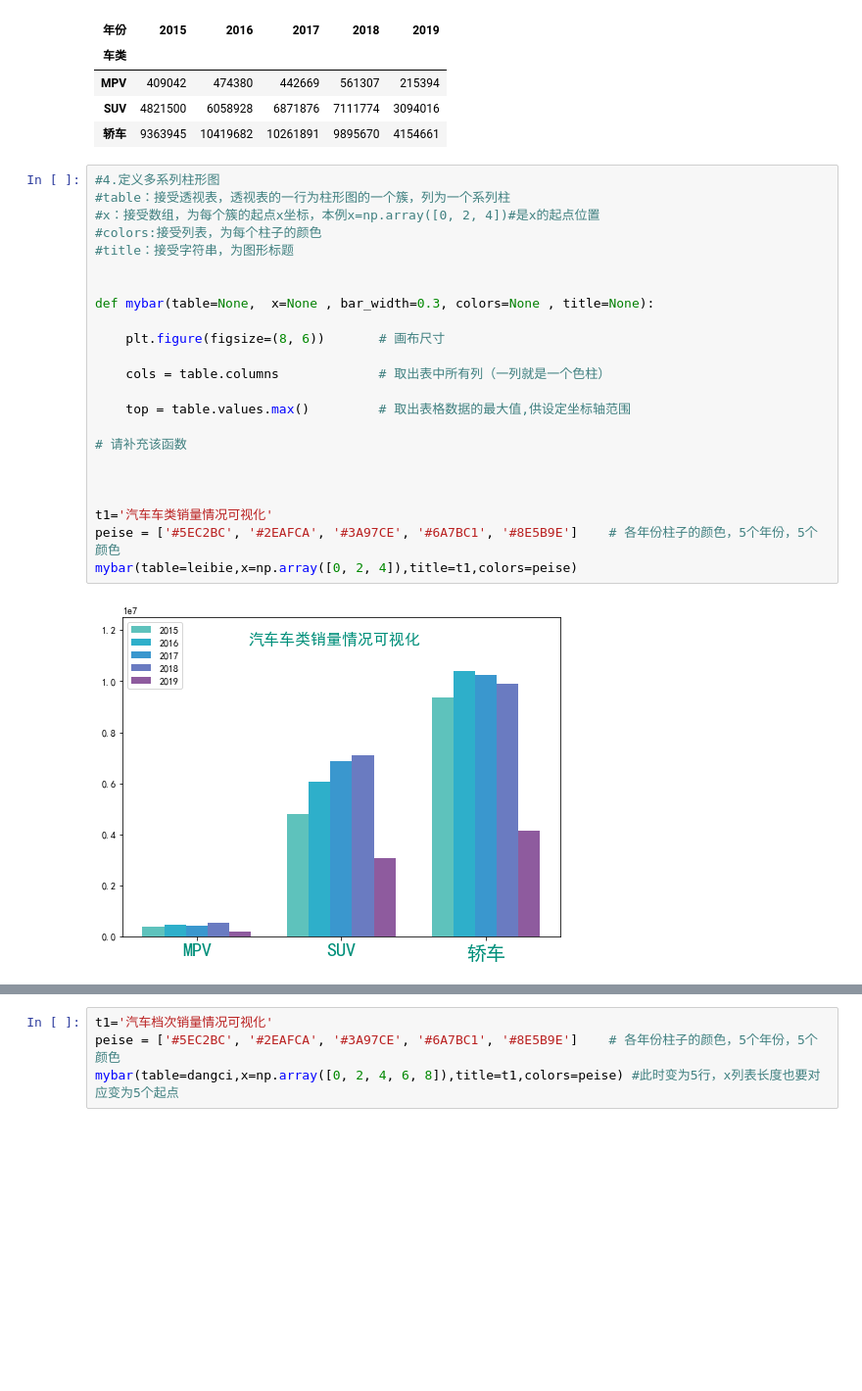
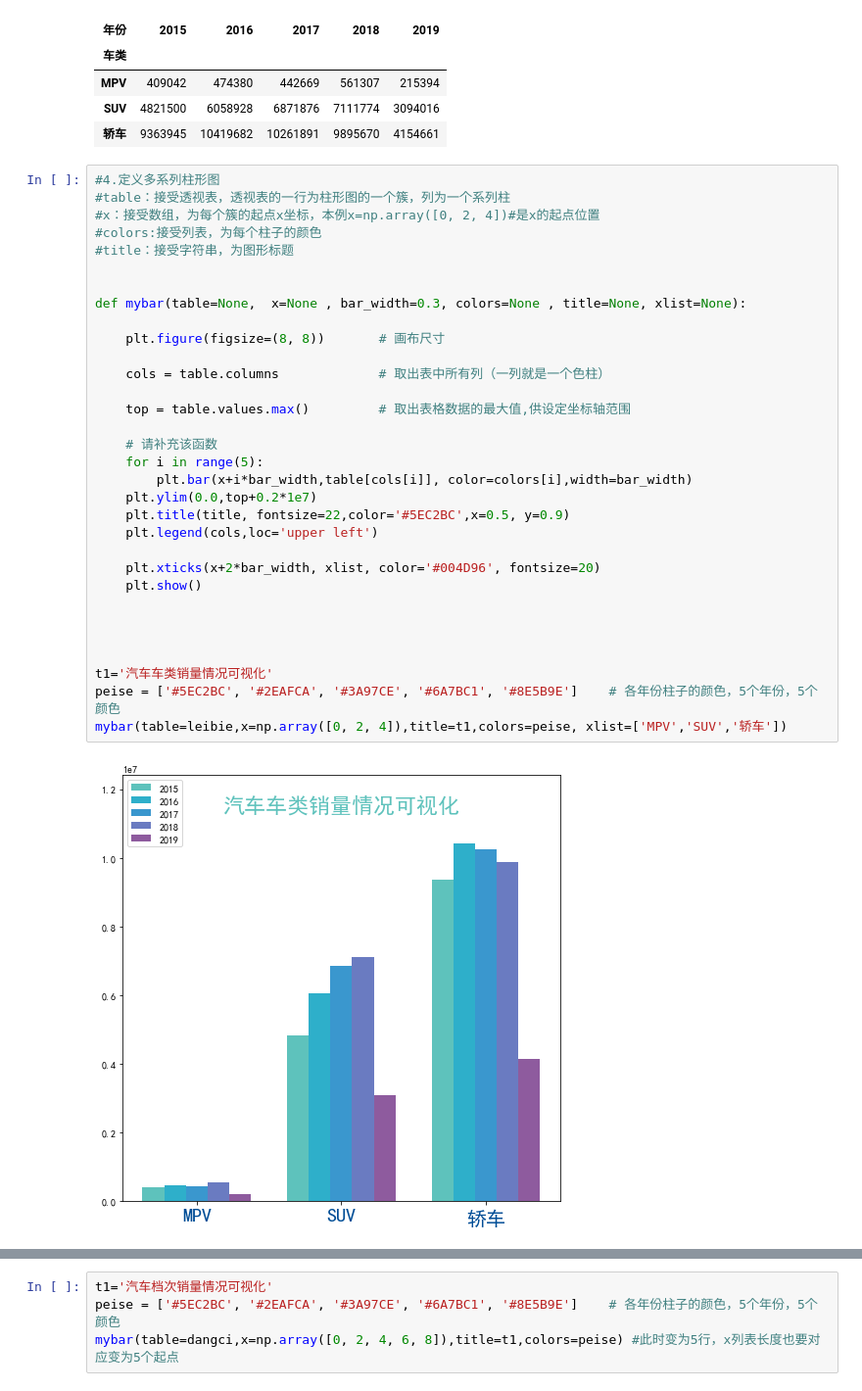
Before and after one commit to lmyljjljh/shujufenxi, a Jupyter notebook: 商务数据分析/【THL】2023.05.17 汽车销量数据分析-共享.ipynb, the cells around one changed output, grey strips where cells are left out. Shown: that part at 98% size. Cells and saved outputs as stored; diff of their text form; blank space fills up the shorter version.

```diff
--- a/商务数据分析/【THL】2023.05.17 汽车销量数据分析-共享.ipynb
+++ b/商务数据分析/【THL】2023.05.17 汽车销量数据分析-共享.ipynb
@@ -374,25 +335,34 @@ leibie
 # %%
 #4.定义多系列柱形图
 #table：接受透视表，透视表的一行为柱形图的一个簇，列为一个系列柱
 #x：接受数组，为每个簇的起点x坐标，本例x=np.array([0, 2, 4])#是x的起点位置
 #colors:接受列表，为每个柱子的颜色
 #title：接受字符串，为图形标题
 
 
-def mybar(table=None,  x=None , bar_width=0.3, colors=None , title=None):
+def mybar(table=None,  x=None , bar_width=0.3, colors=None , title=None, xlist=None):
 
-    plt.figure(figsize=(8, 6))       # 画布尺寸
+    plt.figure(figsize=(8, 8))       # 画布尺寸
 
     cols = table.columns             # 取出表中所有列（一列就是一个色柱）
 
     top = table.values.max()         # 取出表格数据的最大值,供设定坐标轴范围
 
-# 请补充该函数
+    # 请补充该函数
+    for i in range(5):
+        plt.bar(x+i*bar_width,table[cols[i]], color=colors[i],width=bar_width)
+    plt.ylim(0.0,top+0.2*1e7)
+    plt.title(title, fontsize=22,color='#5EC2BC',x=0.5, y=0.9)
+    plt.legend(cols,loc='upper left')
+
+    plt.xticks(x+2*bar_width, xlist, color='#004D96', fontsize=20)
+    plt.show()
+
 
 
 
 t1='汽车车类销量情况可视化'
 peise = ['#5EC2BC', '#2EAFCA', '#3A97CE', '#6A7BC1', '#8E5B9E']    # 各年份柱子的颜色，5个年份，5个颜色
-mybar(table=leibie,x=np.array([0, 2, 4]),title=t1,colors=peise)
+mybar(table=leibie,x=np.array([0, 2, 4]),title=t1,colors=peise, xlist=['MPV','SUV','轿车'])
 # %% [output]
-[figure, old version]
+[figure, new version]
```
Also changed, not shown: parts of 9 cells of this notebook, 1 other file.
